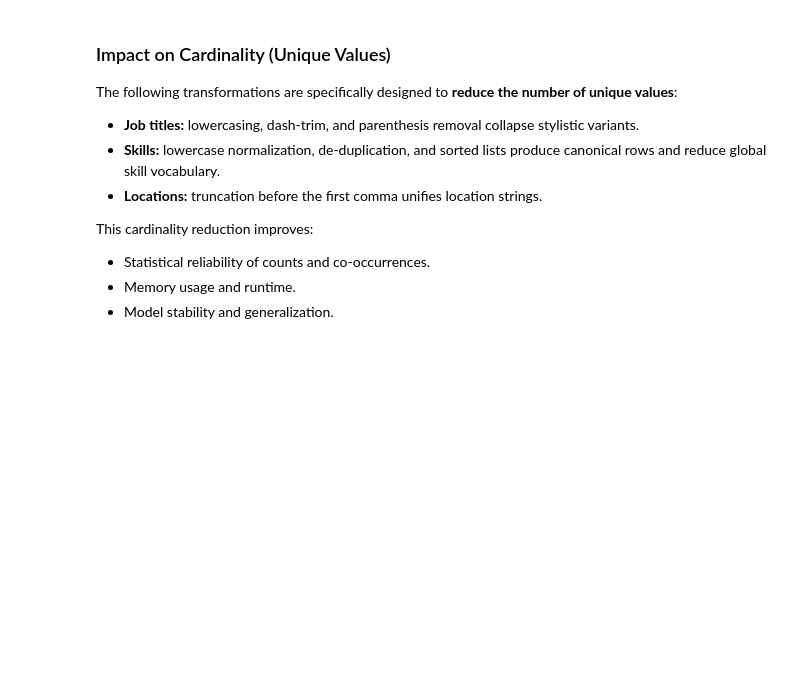
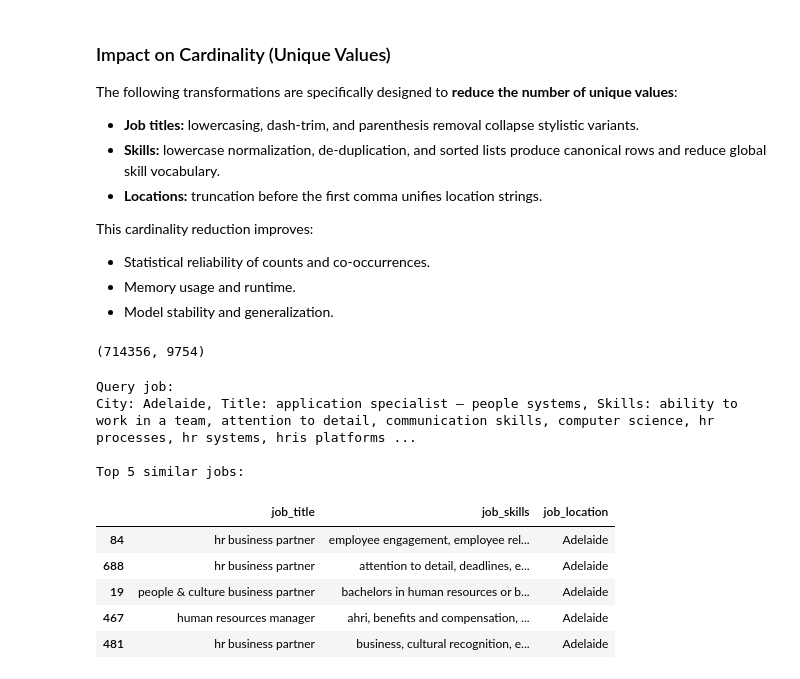
Before and after one commit to tmb2k01/linkedin-rec-sys, a Jupyter notebook: linkedin-rec-sys.ipynb, the cells around one changed output. Saved outputs shown, nothing was run; the diff lists cells and outputs as text; code cells hidden in the pictures; blank space fills up the shorter version.

```diff
--- a/linkedin-rec-sys.ipynb
+++ b/linkedin-rec-sys.ipynb
@@ -279,3 +307,60 @@ This cardinality reduction improves:
 - Statistical reliability of counts and co-occurrences.
 - Memory usage and runtime.
 - Model stability and generalization.
+# %%
+from sklearn.feature_extraction.text import TfidfVectorizer
+
+vectorizer = TfidfVectorizer(
+    stop_words='english',
+    max_features=10000,       # keep only top 10k most frequent terms
+    min_df=100,                 # ignore words appearing in <100 documents
+    max_df=0.8                # ignore words appearing in >80% of docs
+)
+tfidf_matrix = vectorizer.fit_transform(jobs_df['job_skills'])
+# %%
+tfidf_matrix.shape
+# %% [output]
+(714356, 9754)
+# %%
+from sklearn.metrics.pairwise import cosine_similarity
+
+idx = 1
+city = jobs_df.iloc[idx]['job_location']
+
+jobs_to_search = jobs_df[jobs_df['job_location'] == city].index.tolist()
+
+if len(jobs_to_search) < 2:
+    print(f"Not enough jobs in city {city}, recommending at country level instead.")
+    jobs_to_search = jobs_df[jobs_df['search_country'] == jobs_df.iloc[idx]['search_country']].index.tolist()
+
+# TF-IDF vector for query job
+query_vec = tfidf_matrix[idx]
+
+# TF-IDF matrix for filtered jobs
+matrix_subset = tfidf_matrix[jobs_to_search]
+
+# Cosine similarity
+cos_scores = cosine_similarity(query_vec, matrix_subset).flatten()
+
+# Top 5 similar jobs (exclude query itself)
+top_indices_in_subset = cos_scores.argsort()[::-1][1:6]
+similar_indices = [jobs_to_search[i] for i in top_indices_in_subset]
+
+# Get recommended jobs
+similar_jobs = jobs_df.iloc[similar_indices]
+
+print("Query job:")
+print(f'City: {city}, Title: {jobs_df.iloc[idx]["job_title"]}, Skills: {jobs_df.iloc[idx]["job_skills"]}')
+print("\nTop 5 similar jobs:")
+display(similar_jobs[['job_title', 'job_skills', 'job_location']])
+# %% [output]
+Query job:
+City: Adelaide, Title: application specialist – people systems, Skills: ability to work in a team, attention to detail, communication skills, computer science, hr processes, hr systems, hris platforms ...
+
+Top 5 similar jobs:
+|  | job_title | job_skills | job_location |
+| 84 | hr business partner | employee engagement, employee rel... | Adelaide |
+| 688 | hr business partner | attention to detail, deadlines, e... | Adelaide |
+| 19 | people & culture business partner | bachelors in human resources or b... | Adelaide |
+| 467 | human resources manager | ahri, benefits and compensation, ... | Adelaide |
+| 481 | hr business partner | business, cultural recognition, e... | Adelaide |
```
Also changed, not shown: parts of 6 cells of this notebook.
